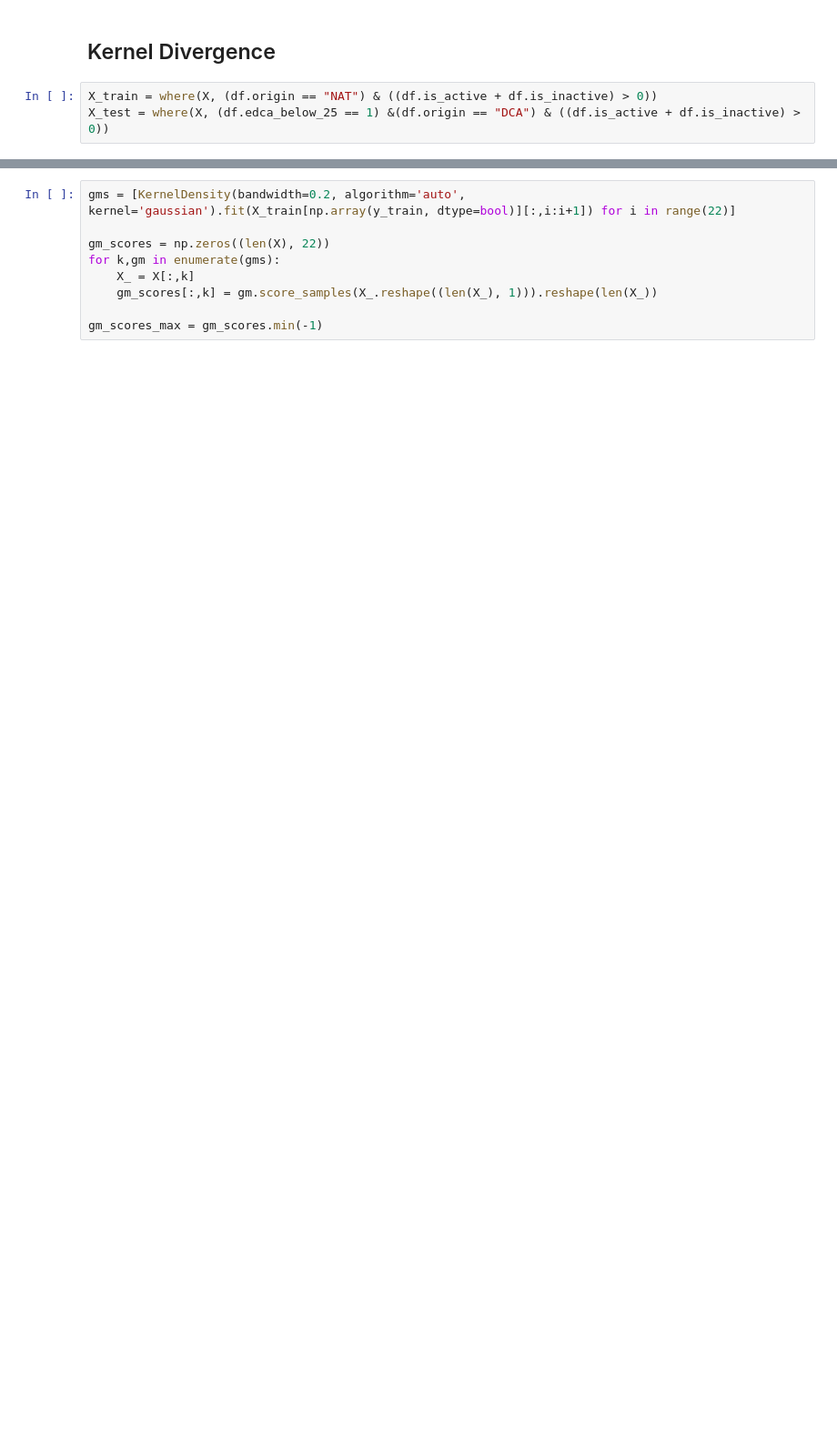
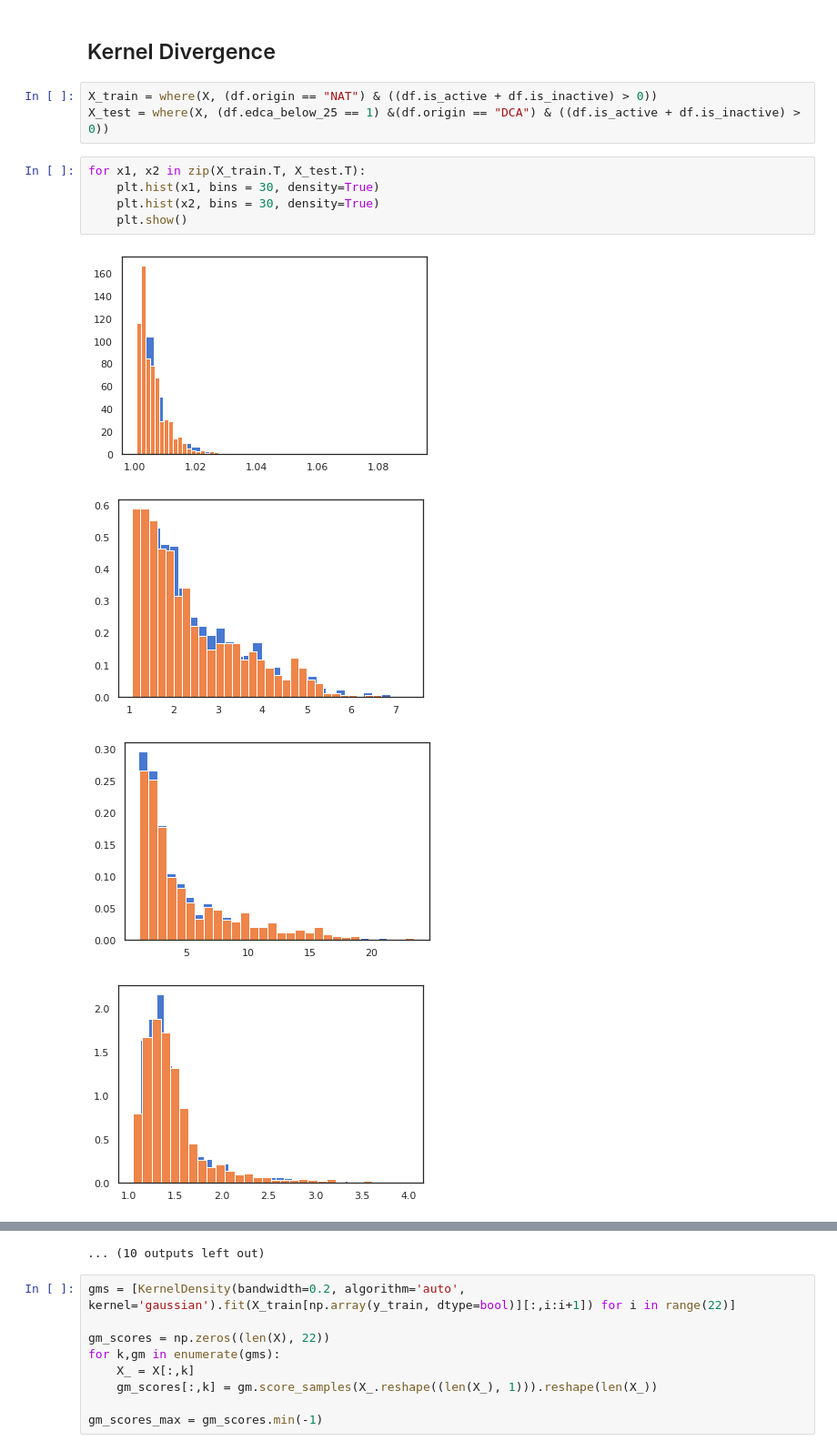
Before and after one commit to CyrilMa/ssqa, a Jupyter notebook: notebooks/cm_russ.ipynb, the cells around one changed output, grey strips where cells are left out. Shown at 91% size. Cells and saved outputs as stored; diff of their text form; blank space fills up the shorter version.

```diff
--- a/notebooks/cm_russ.ipynb
+++ b/notebooks/cm_russ.ipynb
@@ -417,3 +412,13 @@ plt.show()
 # %%
 X_train = where(X, (df.origin == "NAT") & ((df.is_active + df.is_inactive) > 0))
 X_test = where(X, (df.edca_below_25 == 1) &(df.origin == "DCA") & ((df.is_active + df.is_inactive) > 0))
+# %%
+for x1, x2 in zip(X_train.T, X_test.T):
+    plt.hist(x1, bins = 30, density=True)
+    plt.hist(x2, bins = 30, density=True)
+    plt.show()
+# %% [output]
+[figure, added]
+[figure, added]
+[figure, added]
+[figure, added]
@@ -420,3 +433,4 @@ X_test = where(X, (df.edca_below_25 == 1) &(df.origin == "DCA") & ((df.is_active
+... (10 outputs left out)
 # %%
 gms = [KernelDensity(bandwidth=0.2, algorithm='auto', kernel='gaussian').fit(X_train[np.array(y_train, dtype=bool)][:,i:i+1]) for i in range(22)]
 
```
Also changed, not shown: parts of 11 cells of this notebook, 14 other files.
